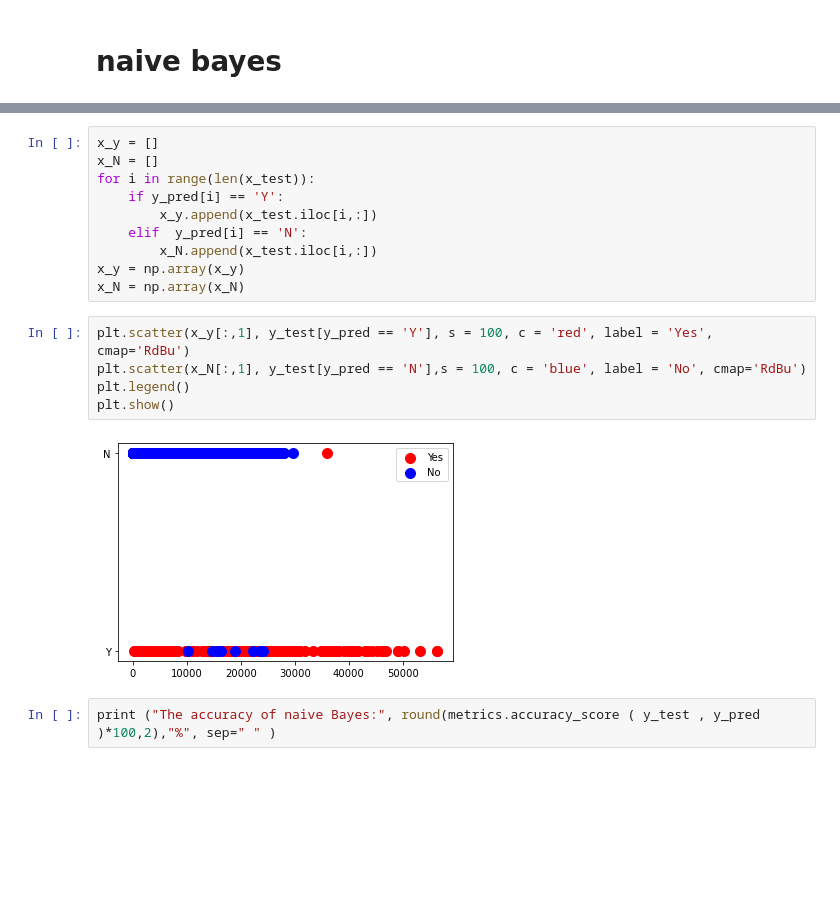
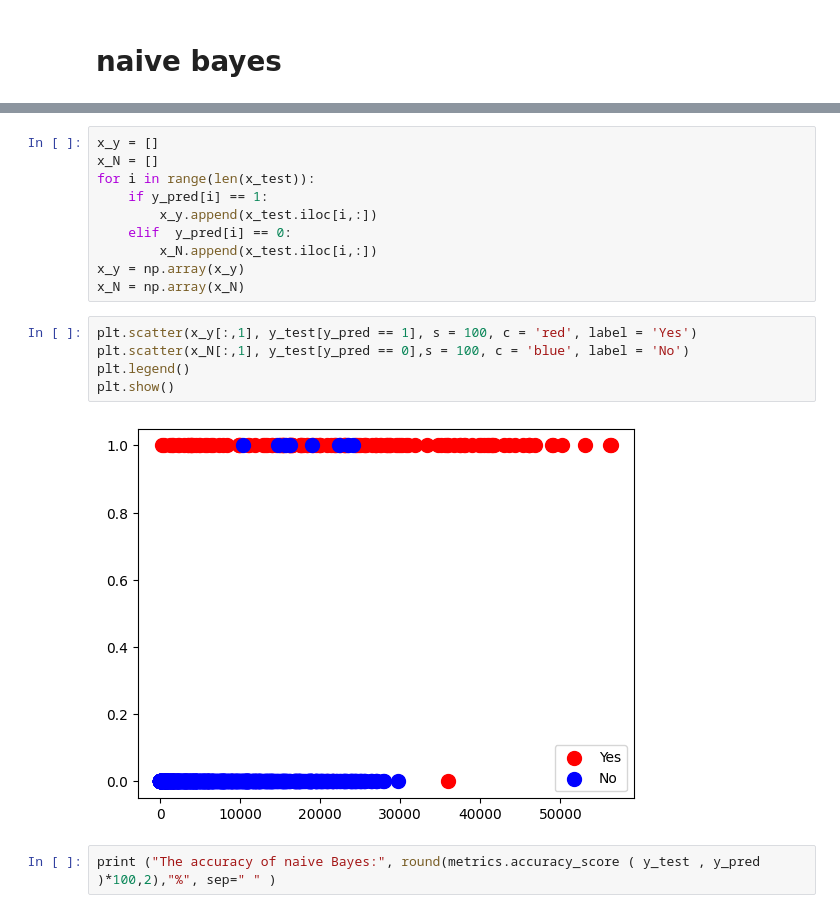
Before and after one commit to KatrineAshraf/Credit-Card-Fraudelty, a Jupyter notebook: Credit Card Fraudelty.ipynb, the cells around one changed output, grey strips where cells are left out. Cells and saved outputs as stored; diff of their text form; blank space fills up the shorter version.

Commit message:
Extra plots

```diff
--- a/Credit Card Fraudelty.ipynb
+++ b/Credit Card Fraudelty.ipynb
@@ -250,19 +252,19 @@ print (y_pred )
 x_y = []
 x_N = []
 for i in range(len(x_test)):
-    if y_pred[i] == 'Y':
+    if y_pred[i] == 1:
         x_y.append(x_test.iloc[i,:])
-    elif  y_pred[i] == 'N':
+    elif  y_pred[i] == 0:
         x_N.append(x_test.iloc[i,:])
 x_y = np.array(x_y)
 x_N = np.array(x_N)
 # %%
-plt.scatter(x_y[:,1], y_test[y_pred == 'Y'], s = 100, c = 'red', label = 'Yes', cmap='RdBu')
-plt.scatter(x_N[:,1], y_test[y_pred == 'N'],s = 100, c = 'blue', label = 'No', cmap='RdBu')
+plt.scatter(x_y[:,1], y_test[y_pred == 1], s = 100, c = 'red', label = 'Yes')
+plt.scatter(x_N[:,1], y_test[y_pred == 0],s = 100, c = 'blue', label = 'No')
 plt.legend()
 plt.show()
 # %% [output]
-[figure, old version]
+[figure, new version]
 # %%
 print ("The accuracy of naive Bayes:", round(metrics.accuracy_score ( y_test , y_pred )*100,2),"%", sep=" " )
 # %% [output]
```
Also changed, not shown: parts of 12 cells of this notebook.
